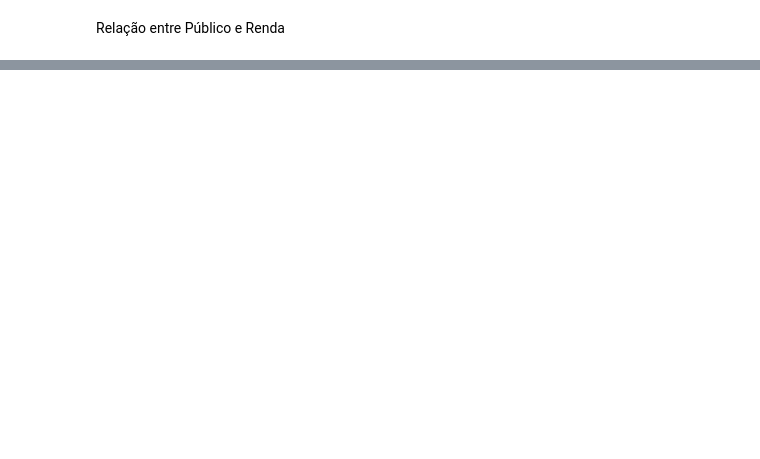
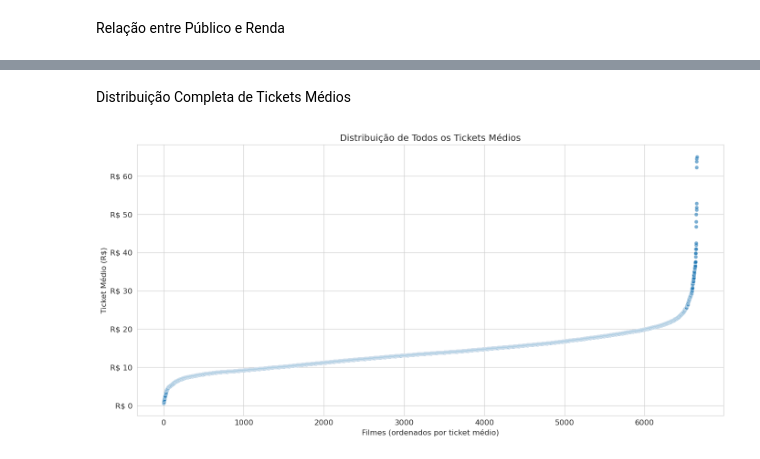
Before and after one commit to Abraao1231/trabalho-BD2, a Jupyter notebook: silver/vizualization.ipynb, the cells around one changed output, grey strips where cells are left out. Drawn from its saved outputs; the diff is of its cells as text; code cells hidden in the pictures; blank space fills up the shorter version.

```diff
--- a/silver/vizualization.ipynb
+++ b/silver/vizualization.ipynb
@@ -198,0 +277,25 @@ if df is not None:
+# %% [markdown]
+Distribuição Completa de Tickets Médios
+# %%
+if df is not None:
+    # Filtrar apenas filmes com público maior que 0 para evitar divisões por zero
+    df_valido = df[df['publico_total'] > 0].copy()
+
+    # Criar um índice sequencial para o eixo X (representando cada filme)
+    df_valido = df_valido.sort_values('ticket_medio', ascending=True).reset_index(drop=True)
+    df_valido['indice'] = range(len(df_valido))
+
+    # Gráfico de dispersão mostrando todos os tickets médios
+    ax = sns.scatterplot(data=df_valido, x='indice', y='ticket_medio', alpha=0.6)
+    ax.set_title('Distribuição de Todos os Tickets Médios')
+    ax.set_xlabel('Filmes (ordenados por ticket médio)')
+    ax.set_ylabel('Ticket Médio (R$)')
+
+    # Formatação do eixo Y
+    formatter = FuncFormatter(lambda y, pos: f'R$ {y:.0f}')
+    ax.yaxis.set_major_formatter(formatter)
+
+    plt.tight_layout()
+    plt.show()
+# %% [output]
+[figure, added]
```
Also changed, not shown: parts of 9 cells of this notebook.
